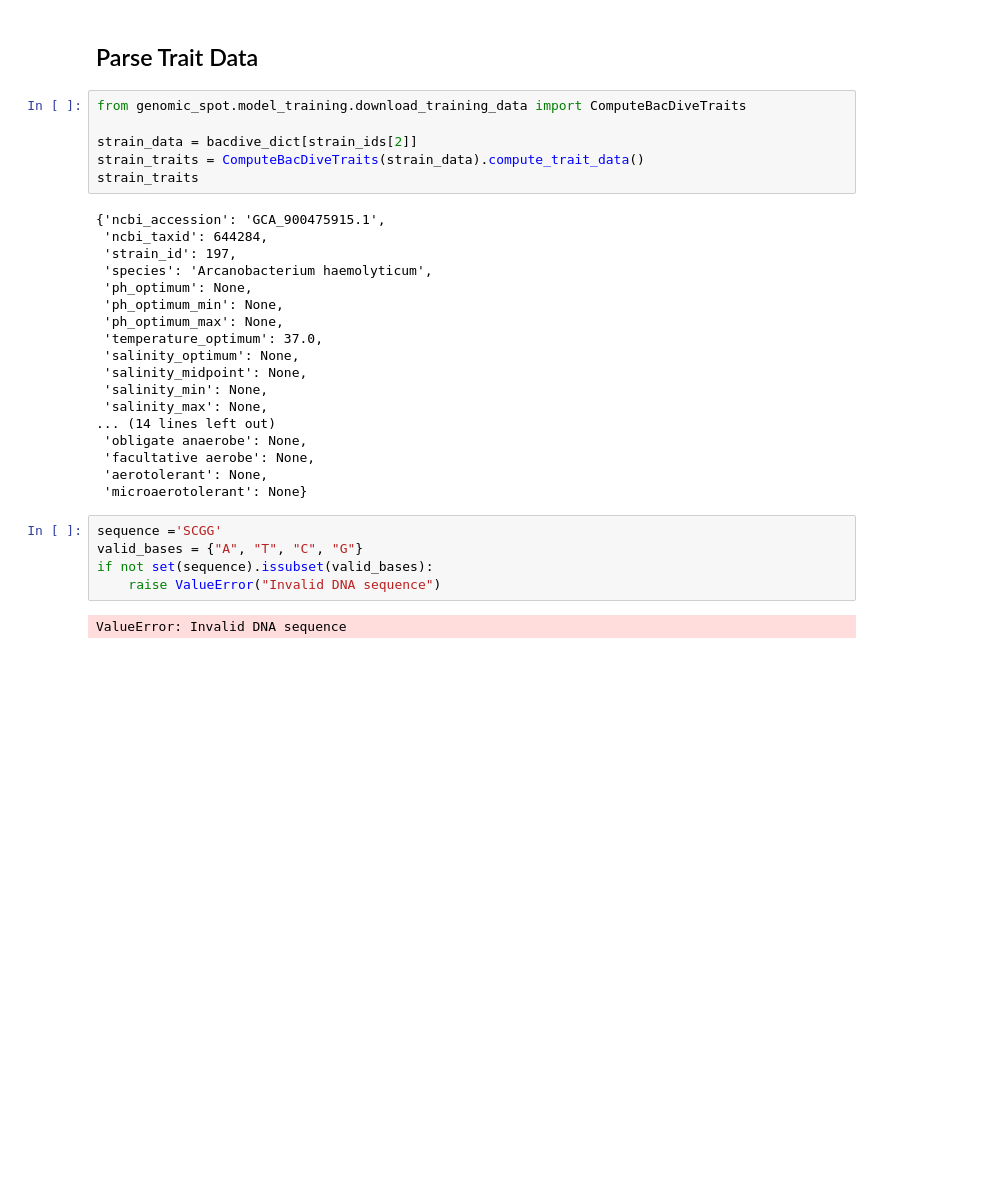
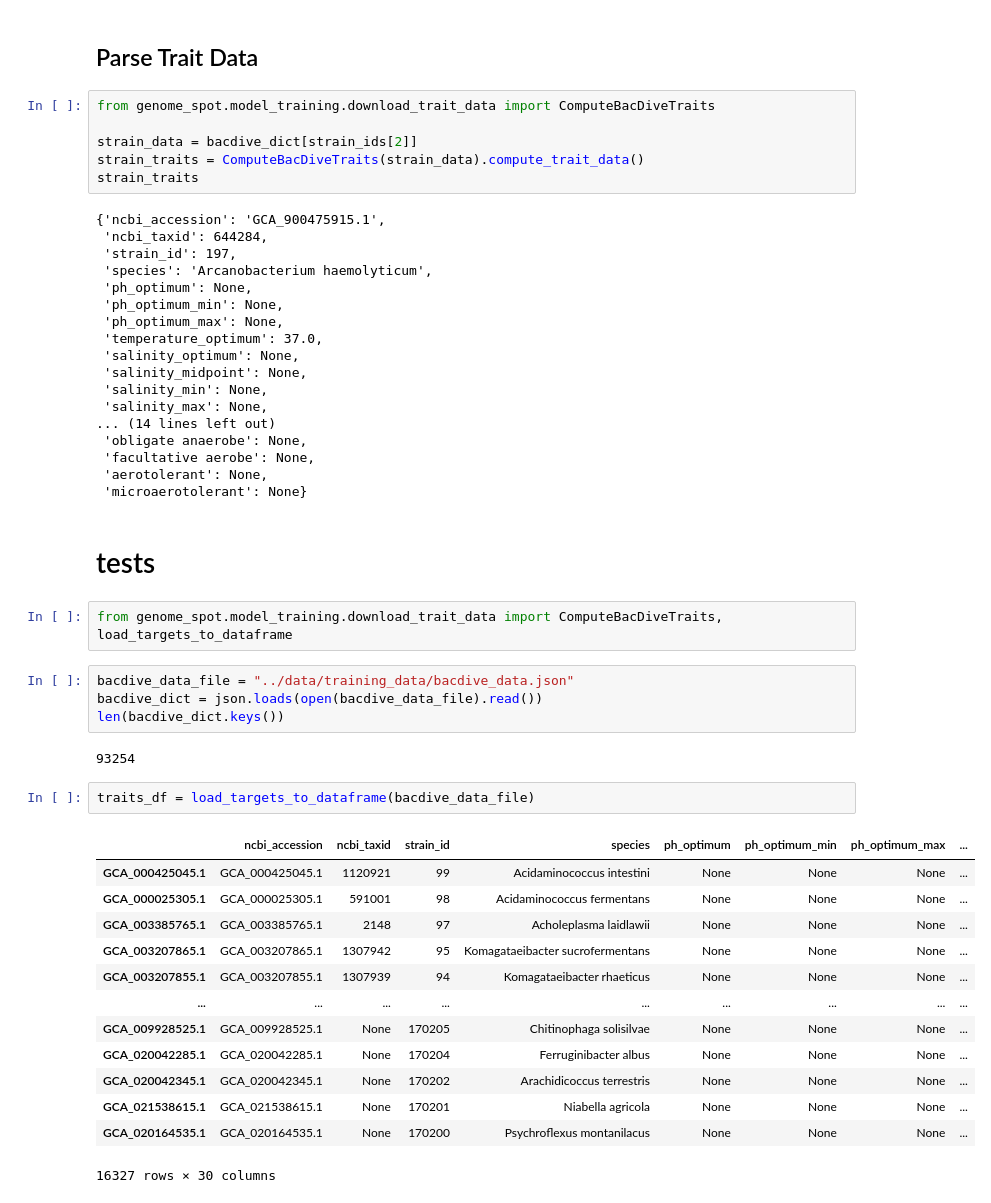
Before and after one commit to cultivarium/GenomeSPOT, a Jupyter notebook: notebooks/tutorial.ipynb, the cells around one changed output. Cells and saved outputs as stored; diff of their text form; blank space fills up the shorter version.

```diff
--- a/notebooks/tutorial.ipynb
+++ b/notebooks/tutorial.ipynb
@@ -643,7 +553,7 @@ strain_data['General']
 # %% [markdown]
 ## Parse Trait Data
 # %%
-from genomic_spot.model_training.download_training_data import ComputeBacDiveTraits
+from genome_spot.model_training.download_trait_data import ComputeBacDiveTraits
 
 strain_data = bacdive_dict[strain_ids[2]]
 strain_traits = ComputeBacDiveTraits(strain_data).compute_trait_data()
@@ -666,10 +576,29 @@ strain_traits
  'facultative aerobe': None,
  'aerotolerant': None,
  'microaerotolerant': None}
-# %%
-sequence ='SCGG'
-valid_bases = {"A", "T", "C", "G"}
-if not set(sequence).issubset(valid_bases):
-    raise ValueError("Invalid DNA sequence")
-# %% [output]
-ValueError: Invalid DNA sequence
+# %% [markdown]
+# tests
+# %%
+from genome_spot.model_training.download_trait_data import ComputeBacDiveTraits, load_targets_to_dataframe
+# %%
+bacdive_data_file = "../data/training_data/bacdive_data.json"
+bacdive_dict = json.loads(open(bacdive_data_file).read())
+len(bacdive_dict.keys())
+# %% [output]
+93254
+# %%
+traits_df = load_targets_to_dataframe(bacdive_data_file)
+# %% [output]
+|  | ncbi_accession | ncbi_taxid | strain_id | species | ph_optimum | ph_optimum_min | ph_optimum_max | ... |
+| GCA_000425045.1 | GCA_000425045.1 | 1120921 | 99 | Acidaminococcus intestini | None | None | None | ... |
+| GCA_000025305.1 | GCA_000025305.1 | 591001 | 98 | Acidaminococcus fermentans | None | None | None | ... |
+| GCA_003385765.1 | GCA_003385765.1 | 2148 | 97 | Acholeplasma laidlawii | None | None | None | ... |
+| GCA_003207865.1 | GCA_003207865.1 | 1307942 | 95 | Komagataeibacter sucrofermentans | None | None | None | ... |
+| GCA_003207855.1 | GCA_003207855.1 | 1307939 | 94 | Komagataeibacter rhaeticus | None | None | None | ... |
+| ... | ... | ... | ... | ... | ... | ... | ... | ... |
+| GCA_009928525.1 | GCA_009928525.1 | None | 170205 | Chitinophaga solisilvae | None | None | None | ... |
+| GCA_020042285.1 | GCA_020042285.1 | None | 170204 | Ferruginibacter albus | None | None | None | ... |
+| GCA_020042345.1 | GCA_020042345.1 | None | 170202 | Arachidicoccus terrestris | None | None | None | ... |
+| GCA_021538615.1 | GCA_021538615.1 | None | 170201 | Niabella agricola | None | None | None | ... |
+| GCA_020164535.1 | GCA_020164535.1 | None | 170200 | Psychroflexus montanilacus | None | None | None | ... |
+16327 rows × 30 columns
```
Also changed, not shown: parts of 36 cells of this notebook, 16 other files.
